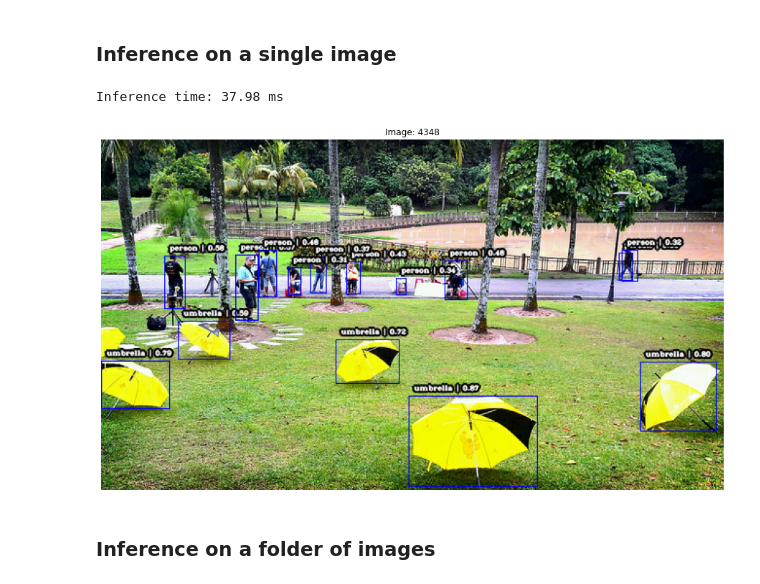
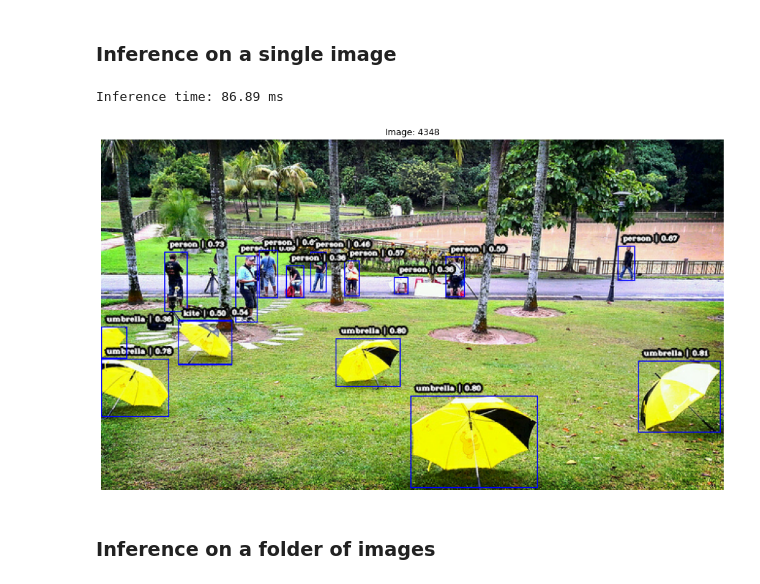
Before and after one commit to srihari-humbarwadi/retinanet-tensorflow2.x, a Jupyter notebook: notebooks/inference_demo.ipynb, the cells around one changed output. Cells and saved outputs as stored; diff of their text form; code cells hidden in the pictures.

```diff
--- a/notebooks/inference_demo.ipynb
+++ b/notebooks/inference_demo.ipynb
@@ -51,7 +64,7 @@ with open('../coco_label_map.json', 'r') as f:
 # %%
 # Load `saved_model`
 model = tf.saved_model.load(
-    '../model_files/saved_models/mscoco-retinanet-mobiledet-gpu-512x512-30x-64/')
+    '../model_files/saved_models/mscoco-retinanet-resnet50-640x640-30x-256//')
 
 
 prepare_image_fn = model.signatures['prepare_image']  # get concrete function for preprocessing images
@@ -69,37 +82,44 @@ Found 5000 images in ../val2017
 ### Inference on a single image
 # %%
 idx = 4348
+
 image = read_image(image_paths[idx])
-serving_input = prepare_image_fn(image=image,
-                                 image_id=tf.constant([idx], dtype=tf.int32))
+image_height, image_width, _ = image.get_shape().as_list()
+
+serving_input = prepare_image_fn(image=image)
 tik = time()
-detections = serving_fn(**serving_input)
+detections = serving_fn(serving_input['image'])
 toc = time()
 
 valid_detections = detections['valid_detections'][0].numpy()
 boxes = detections['boxes'][0][:valid_detections].numpy()
+
+# rescale box coordinates to original image space
+boxes = boxes * np.maximum(image_height, image_width)
+
 classes = [
-    label_map[str(idx)]
+    label_map[str(int(idx))]
     for idx in detections['classes'][0][:valid_detections].numpy()
 ]
 scores = detections['scores'][0][:valid_detections].numpy()
 
 #  Visualize detections
 imshow(
-    visualize_detections_cv2(image,
-                         boxes,
-                         classes,
-                         scores,
-                         score_threshold=0.30,
-                         save=False,
-                         filename='image_{}.png'.format(idx)),
+    visualize_detections_cv2(
+        image,
+        boxes,
+        classes,
+        scores,
+        score_threshold=0.30,
+        save=False,
+        filename='image_{}.png'.format(idx)),
     title='Image: {}'.format(idx),
 )
 
 print('Inference time: {:.2f} ms'.format((toc - tik) * 1000))
 # %% [output]
-Inference time: 37.98 ms
+Inference time: 86.89 ms
-[figure, old version]
+[figure, new version]
 # %% [markdown]
 ### Inference on a folder of  images
 # %%
```
Also changed, not shown: parts of 6 cells of this notebook, 2 other files.
